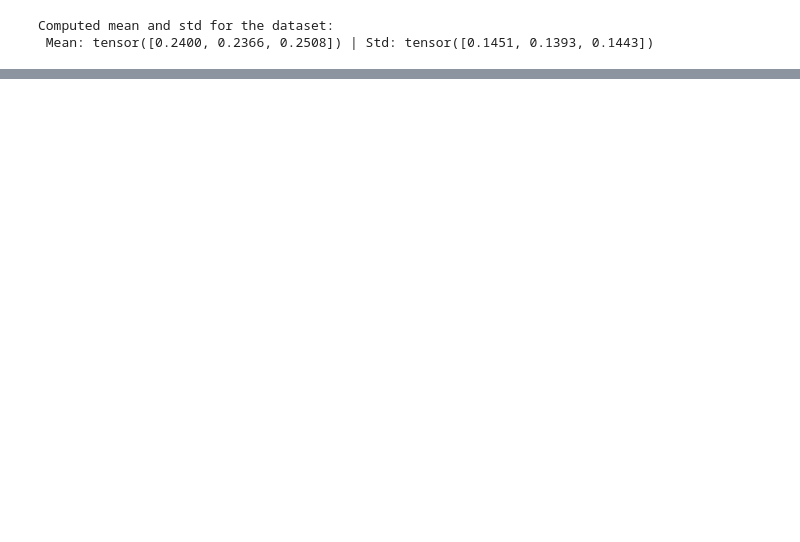
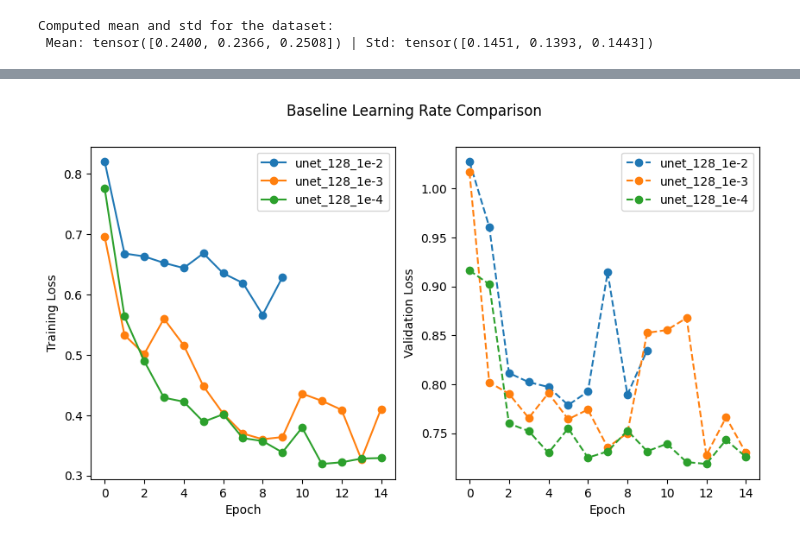
Before and after one commit to TheArtemis/Sapienza-AI-Lab-Project, a Jupyter notebook: 38-cloud-notebook.ipynb, the cells around one changed output, grey strips where cells are left out. Drawn from its saved outputs; the diff is of its cells as text; code cells hidden in the pictures; blank space fills up the shorter version.

Commit message:
Trained baseline

```diff
--- a/38-cloud-notebook.ipynb
+++ b/38-cloud-notebook.ipynb
@@ -482 +516,29 @@ df_metrics.head()
+# %%
+baseline_lrs = ['1e-2', '1e-3', '1e-4',]
+
+df_baseline_lr = pd.DataFrame(columns=['model', 'epoch', 'train_loss', 'val_loss'])
+
+for lr in baseline_lrs:
+    df_baseline_lr = pd.concat([df_baseline_lr, pd.read_csv(os.path.join(MODELS_FOLDER, f'unet_128_{lr}_losses.csv'), dtype={'epoch': int})]).reset_index(drop=True)
+
+df_baseline_lr = df_baseline_lr.pivot(index='epoch', columns='model', values=['val_loss', 'train_loss'])
+
+fig, ax = plt.subplots(1, 2, figsize=(10, 5))
+
+for model in df_baseline_lr.columns.levels[1]:
+    ax[0].plot(df_baseline_lr.index, df_baseline_lr[('train_loss', model)], label=model, marker='o')
+    ax[1].plot(df_baseline_lr.index, df_baseline_lr[('val_loss', model)], label=model, marker='o', linestyle='--')
+
+for i in range(2):
+    ax[i].set_xlabel('Epoch')
+    ax[i].legend()
+    if i == 0:
+        ax[i].set_ylabel('Training Loss')
+    else:
+        ax[i].set_ylabel('Validation Loss')
+
+fig.suptitle('Baseline Learning Rate Comparison')
+fig.savefig(os.path.join(OUTPUT_FOLDER, 'baseline_128_lr_comparison.png'), dpi=300)
+# %% [output]
+[figure, added]
 # %%
```
Also changed, not shown: parts of 14 cells of this notebook.
